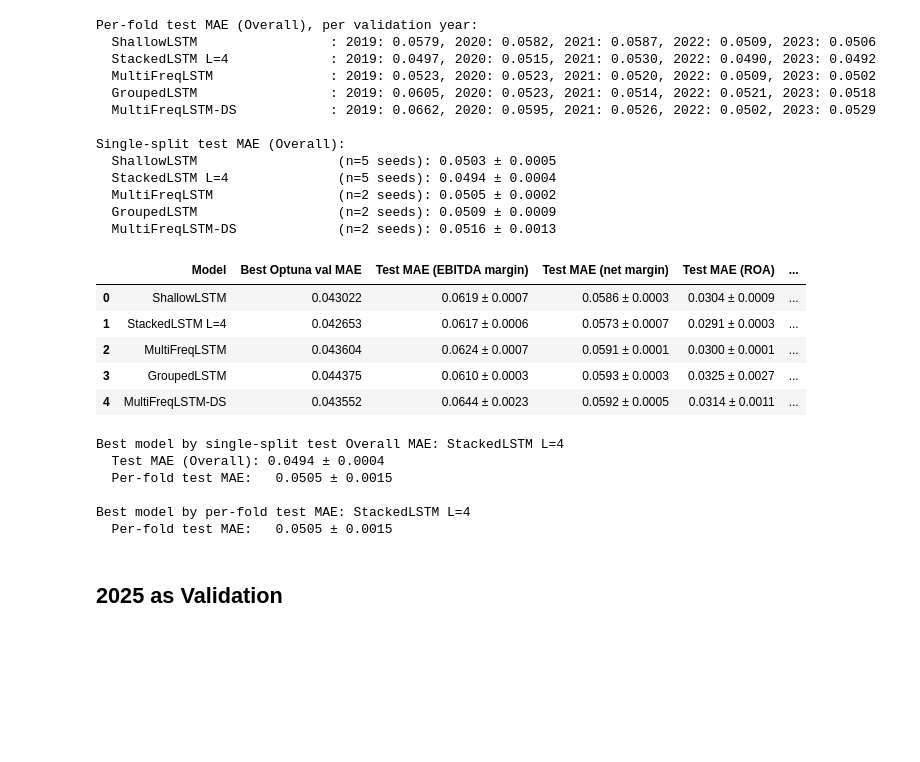
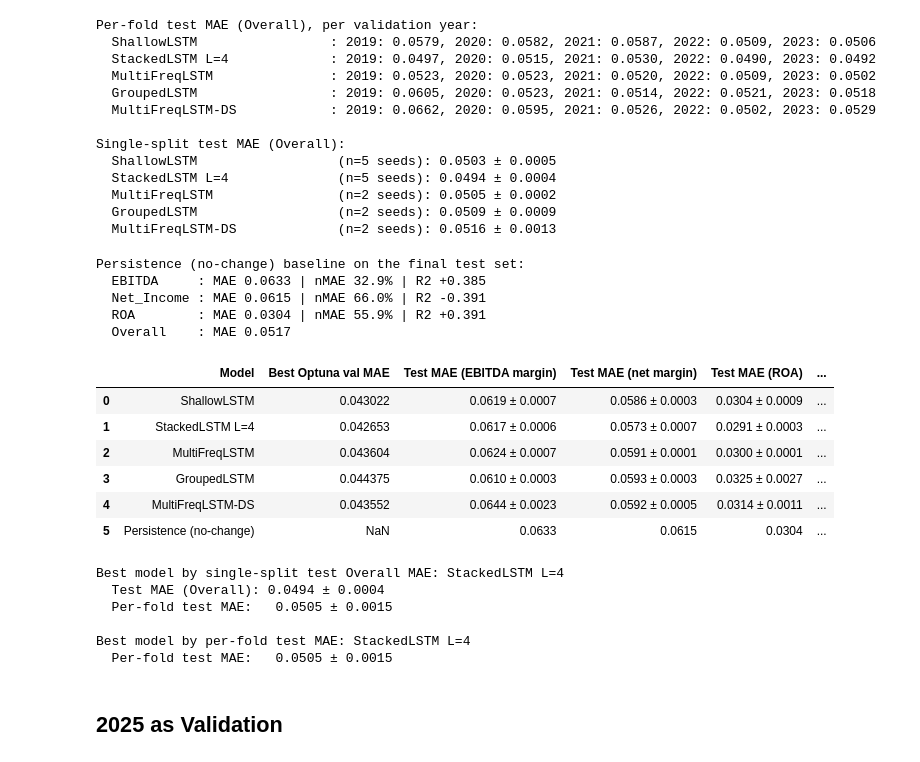
Before and after one commit to dvdbaggio/Mixed-Frequency-Forecasting, a Jupyter notebook: Model/ratio_size_normalized_targets.ipynb, the cells around one changed output. Drawn from its saved outputs; the diff is of its cells as text; code cells hidden in the pictures; blank space fills up the shorter version.

Commit message:
data analysis updated

```diff
--- a/Model/ratio_size_normalized_targets.ipynb
+++ b/Model/ratio_size_normalized_targets.ipynb
@@ -2631,52 +2631,100 @@ Single-split test MAE (Overall):
   GroupedLSTM                  (n=2 seeds): 0.0509 ± 0.0009
   MultiFreqLSTM-DS             (n=2 seeds): 0.0516 ± 0.0013
 # %%
+# Persistence (no-change) baseline on the final test set: predicts Delta-ratio = 0,
+# i.e. ratio_t = ratio_{t-1}. The honest reference for every model in the table;
+# needs no training and has no seed variance.
+_persist_yt = np.vstack(mtl_test_data["label_value"].to_numpy()).astype(float)
+_persist_mask = ~np.isnan(_persist_yt)
+PERSIST_SINGLE = {}
+for _i, _t in enumerate(PREDICTION_TARGETS):
+    PERSIST_SINGLE[_t] = (float(np.mean(np.abs(_persist_yt[_persist_mask[:, _i], _i]))), 0.0)
+PERSIST_SINGLE["Overall"] = (float(np.mean([PERSIST_SINGLE[_t][0] for _t in PREDICTION_TARGETS])), 0.0)
+_persist_raw = raw_mae_delta_ratio(np.zeros_like(_persist_yt), test_meta)
+PERSIST_RAW_SCALE = {
+    _t: {"nmae_pct": (_persist_raw[_t]["nmae_pct"], 0.0),
+         "r2": (_persist_raw[_t]["r2"], 0.0)}
+    for _t in PREDICTION_TARGETS
+}
+print("Persistence (no-change) baseline on the final test set:")
+for _t in PREDICTION_TARGETS:
+    print(f"  {_t:11s}: MAE {PERSIST_SINGLE[_t][0]:.4f} | nMAE {PERSIST_RAW_SCALE[_t]['nmae_pct'][0]:.1f}% "
+          f"| R2 {PERSIST_RAW_SCALE[_t]['r2'][0]:+.3f}")
+print(f"  {'Overall':11s}: MAE {PERSIST_SINGLE['Overall'][0]:.4f}")
+
 summary = pd.DataFrame([
     {
         "Model": m,
         "Best Optuna val MAE": OPTUNA_VAL[m],
         "Test MAE (EBITDA margin)": f"{SINGLE_SPLIT[m]['EBITDA'][0]:.4f} ± {SINGLE_SPLIT[m]['EBITDA'][1]:.4f}",
         "Test MAE (net margin)": f"{SINGLE_SPLIT[m]['Net_Income'][0]:.4f} ± {SINGLE_SPLIT[m]['Net_Income'][1]:.4f}",
         "Test MAE (ROA)": f"{SINGLE_SPLIT[m]['ROA'][0]:.4f} ± {SINGLE_SPLIT[m]['ROA'][1]:.4f}",
         "Test MAE (Overall)": f"{SINGLE_SPLIT[m]['Overall'][0]:.4f} ± {SINGLE_SPLIT[m]['Overall'][1]:.4f}",
         "nMAE EBITDA (%)": f"{RAW_SCALE_SPLIT[m]['EBITDA']['nmae_pct'][0]:.1f}% ± {RAW_SCALE_SPLIT[m]['EBITDA']['nmae_pct'][1]:.1f}%",
         "nMAE Net_Income (%)": f"{RAW_SCALE_SPLIT[m]['Net_Income']['nmae_pct'][0]:.1f}% ± {RAW_SCALE_SPLIT[m]['Net_Income']['nmae_pct'][1]:.1f}%",
         "nMAE ROA (%)": f"{RAW_SCALE_SPLIT[m]['ROA']['nmae_pct'][0]:.1f}% ± {RAW_SCALE_SPLIT[m]['ROA']['nmae_pct'][1]:.1f}%",
         "R² EBITDA": f"{RAW_SCALE_SPLIT[m]['EBITDA']['r2'][0]:.3f} ± {RAW_SCALE_SPLIT[m]['EBITDA']['r2'][1]:.3f}",
         "R² Net_Income": f"{RAW_SCALE_SPLIT[m]['Net_Income']['r2'][0]:.3f} ± {RAW_SCALE_SPLIT[m]['Net_Income']['r2'][1]:.3f}",
         "R² ROA": f"{RAW_SCALE_SPLIT[m]['ROA']['r2'][0]:.3f} ± {RAW_SCALE_SPLIT[m]['ROA']['r2'][1]:.3f}",
         "Per-fold test MAE": pf_str[m],
         "Per-fold nMAE (avg %)": f"{PER_FOLD_RAW_SCALE[m]['nmae_pct'][0]:.1f}% ± {PER_FOLD_RAW_SCALE[m]['nmae_pct'][1]:.1f}%",
         "Per-fold R2 (avg)": f"{PER_FOLD_RAW_SCALE[m]['r2'][0]:.2f} ± {PER_FOLD_RAW_SCALE[m]['r2'][1]:.2f}",
         "Best params": str(BEST_PARAMS[m]),
     }
     for m in ["ShallowLSTM", "StackedLSTM L=4", "MultiFreqLSTM", "GroupedLSTM", "MultiFreqLSTM-DS"]
 ])
+# Append the persistence reference row (deterministic: no std, no per-fold variation)
+summary = pd.concat([summary, pd.DataFrame([{
+    "Model": "Persistence (no-change)",
+    "Best Optuna val MAE": np.nan,
+    "Test MAE (EBITDA margin)": f"{PERSIST_SINGLE['EBITDA'][0]:.4f}",
+    "Test MAE (net margin)": f"{PERSIST_SINGLE['Net_Income'][0]:.4f}",
+    "Test MAE (ROA)": f"{PERSIST_SINGLE['ROA'][0]:.4f}",
+    "Test MAE (Overall)": f"{PERSIST_SINGLE['Overall'][0]:.4f}",
+    "nMAE EBITDA (%)": f"{PERSIST_RAW_SCALE['EBITDA']['nmae_pct'][0]:.1f}%",
+    "nMAE Net_Income (%)": f"{PERSIST_RAW_SCALE['Net_Income']['nmae_pct'][0]:.1f}%",
+    "nMAE ROA (%)": f"{PERSIST_RAW_SCALE['ROA']['nmae_pct'][0]:.1f}%",
+    "R² EBITDA": f"{PERSIST_RAW_SCALE['EBITDA']['r2'][0]:+.3f}",
+    "R² Net_Income": f"{PERSIST_RAW_SCALE['Net_Income']['r2'][0]:+.3f}",
+    "R² ROA": f"{PERSIST_RAW_SCALE['ROA']['r2'][0]:+.3f}",
+    "Per-fold test MAE": "—",
+    "Per-fold nMAE (avg %)": "—",
+    "Per-fold R2 (avg)": "—",
+    "Best params": "predict Delta-ratio = 0 (ratio_t = ratio_{t-1})",
+}])], ignore_index=True)
 display(summary)
 
-# Best model by single-split headline number
-best_idx = summary["Test MAE (Overall)"].apply(lambda s: float(s.split(' ± ')[0])).idxmin()
-print(f"\nBest model by single-split test Overall MAE: {summary.loc[best_idx, 'Model']}")
-print(f"  Test MAE (Overall): {summary.loc[best_idx, 'Test MAE (Overall)']}")
-print(f"  Per-fold test MAE:   {summary.loc[best_idx, 'Per-fold test MAE']}")
+# Best model by single-split headline number (trained models only: the
+# persistence row is the reference baseline, not a candidate)
+summary_models = summary[summary["Model"] != "Persistence (no-change)"].reset_index(drop=True)
+best_idx = summary_models["Test MAE (Overall)"].apply(lambda s: float(s.split(' ± ')[0])).idxmin()
+print(f"\nBest model by single-split test Overall MAE: {summary_models.loc[best_idx, 'Model']}")
+print(f"  Test MAE (Overall): {summary_models.loc[best_idx, 'Test MAE (Overall)']}")
+print(f"  Per-fold test MAE:   {summary_models.loc[best_idx, 'Per-fold test MAE']}")
 
 # Best model by per-fold test MAE
-best_pf_idx = summary["Per-fold test MAE"].apply(lambda s: float(s.split(' ± ')[0])).idxmin()
-print(f"\nBest model by per-fold test MAE: {summary.loc[best_pf_idx, 'Model']}")
-print(f"  Per-fold test MAE:   {summary.loc[best_pf_idx, 'Per-fold test MAE']}")
+best_pf_idx = summary_models["Per-fold test MAE"].apply(lambda s: float(s.split(' ± ')[0])).idxmin()
+print(f"\nBest model by per-fold test MAE: {summary_models.loc[best_pf_idx, 'Model']}")
+print(f"  Per-fold test MAE:   {summary_models.loc[best_pf_idx, 'Per-fold test MAE']}")
 # %% [output]
+Persistence (no-change) baseline on the final test set:
+  EBITDA     : MAE 0.0633 | nMAE 32.9% | R2 +0.385
+  Net_Income : MAE 0.0615 | nMAE 66.0% | R2 -0.391
+  ROA        : MAE 0.0304 | nMAE 55.9% | R2 +0.391
+  Overall    : MAE 0.0517
 |  | Model | Best Optuna val MAE | Test MAE (EBITDA margin) | Test MAE (net margin) | Test MAE (ROA) | ... |
 | 0 | ShallowLSTM | 0.043022 | 0.0619 ± 0.0007 | 0.0586 ± 0.0003 | 0.0304 ± 0.0009 | ... |
 | 1 | StackedLSTM L=4 | 0.042653 | 0.0617 ± 0.0006 | 0.0573 ± 0.0007 | 0.0291 ± 0.0003 | ... |
 | 2 | MultiFreqLSTM | 0.043604 | 0.0624 ± 0.0007 | 0.0591 ± 0.0001 | 0.0300 ± 0.0001 | ... |
 | 3 | GroupedLSTM | 0.044375 | 0.0610 ± 0.0003 | 0.0593 ± 0.0003 | 0.0325 ± 0.0027 | ... |
 | 4 | MultiFreqLSTM-DS | 0.043552 | 0.0644 ± 0.0023 | 0.0592 ± 0.0005 | 0.0314 ± 0.0011 | ... |
+| 5 | Persistence (no-change) | NaN | 0.0633 | 0.0615 | 0.0304 | ... |
-Best model by single-split test Overall MAE: StackedLSTM L=4
-  Test MAE (Overall): 0.0494 ± 0.0004
-  Per-fold test MAE:   0.0505 ± 0.0015
-
-Best model by per-fold test MAE: StackedLSTM L=4
-  Per-fold test MAE:   0.0505 ± 0.0015
+Best model by single-split test Overall MAE: StackedLSTM L=4
+  Test MAE (Overall): 0.0494 ± 0.0004
+  Per-fold test MAE:   0.0505 ± 0.0015
+
+Best model by per-fold test MAE: StackedLSTM L=4
+  Per-fold test MAE:   0.0505 ± 0.0015
 # %% [markdown]
 ## 2025 as Validation
 # %%
```
Also changed, not shown: parts of 1 cell of this notebook, 2 other files.
